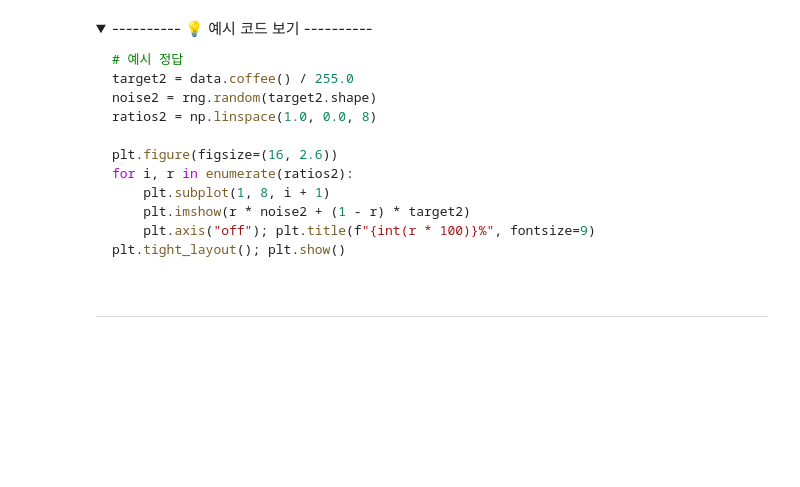
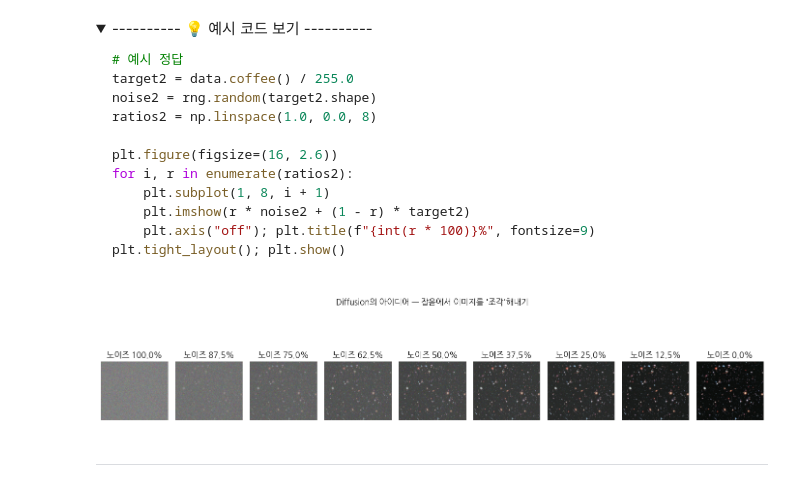
Before and after one commit to qnrPwjd/EST_AI_Challengers_Code, a Jupyter notebook: Week4(GenAI)/CH19_Multimodal_Agent.ipynb, the cells around one changed output. Cells and saved outputs as stored; diff of their text form; code cells hidden in the pictures; folded sections open; blank space fills up the shorter version.

```diff
--- a/Week4(GenAI)/CH19_Multimodal_Agent.ipynb
+++ b/Week4(GenAI)/CH19_Multimodal_Agent.ipynb
@@ -571,6 +604,33 @@ plt.tight_layout(); plt.show()
 </details>
 # %%
 # 코드 입력
+# 목표 이미지: 완성된 "여행 화보"라고 가정
+# 이미지 픽셀값을 0~255에서 0~1로 정규화
+target = data.hubble_deep_field() / 255.0
+
+# 무작위 난수생성
+rng = np.random.default_rng(42)
+
+# 이미지와 같은 크기의 노이즈 생성
+noise = rng.random(target.shape)
+
+# 노이즈를 단계적으로 걷어내며 이미지가 "조각되는" 과정
+# 남아있는 노이즈 비율
+ratios = [1.0, 0.875, 0.75, 0.625, 0.5, 0.375, 0.25, 0.125, 0.0]
+
+plt.figure(figsize=(14, 3.2))
+
+for i, r in enumerate(ratios):
+    frame = r * noise + (1 - r) * target
+    plt.subplot(1, 9, i + 1)
+    plt.imshow(frame)
+    plt.axis("off")
+    plt.title(f"노이즈 {(r * 100):.1f}%")
+
+plt.suptitle("Diffusion의 아이디어 — 잡음에서 이미지를 '조각'해내기", y=1.05)
+plt.tight_layout(); plt.show()
+# %% [output]
+[figure, added]
 # %% [markdown]
 ---
 # %%
```
Also changed, not shown: parts of 6 cells of this notebook.
